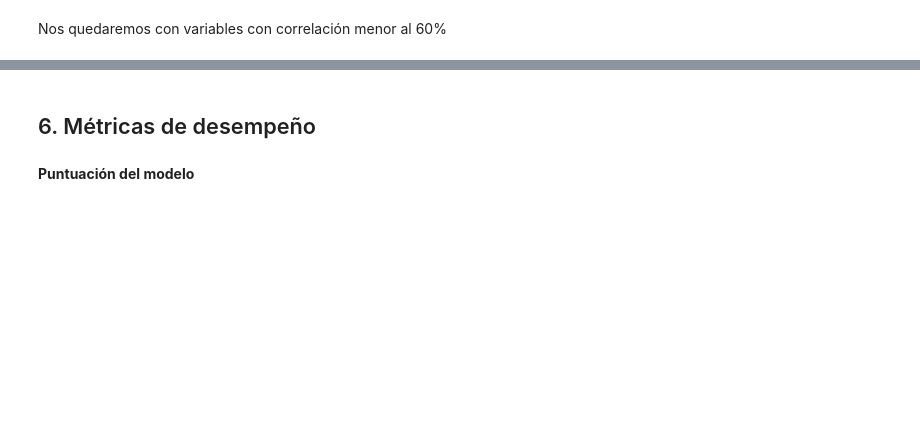
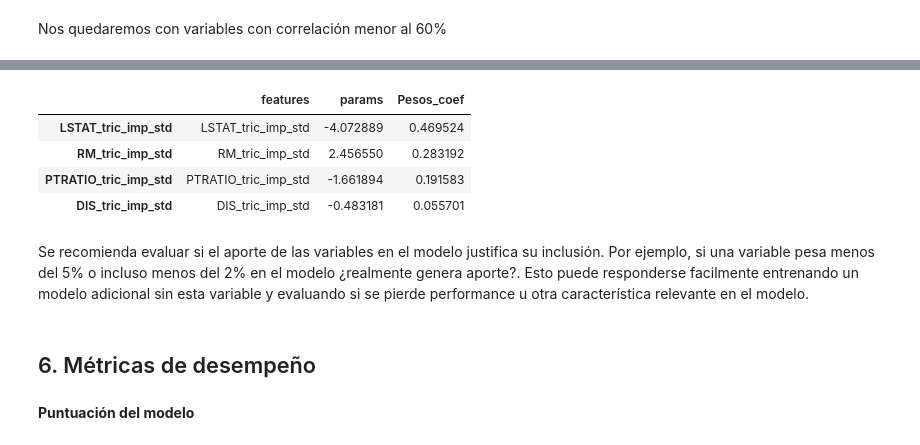
Before and after one commit to JCaballerot/Machine-Learning-Program, a Jupyter notebook: Supervised_models/Linear_regression/Lab_Boston_Housing_v2.ipynb, the cells around one changed output, grey strips where cells are left out. Saved outputs shown, nothing was run; the diff lists cells and outputs as text; code cells hidden in the pictures; blank space fills up the shorter version.

```diff
--- a/Supervised_models/Linear_regression/Lab_Boston_Housing_v2.ipynb
+++ b/Supervised_models/Linear_regression/Lab_Boston_Housing_v2.ipynb
@@ -612,3 +722,19 @@ print(model.summary())
+# %%
+# Segundo método para pesos: Coeficientes
+
+weights = pd.DataFrame({'features': ['LSTAT_tric_imp_std', 'RM_tric_imp_std', 'PTRATIO_tric_imp_std', 'DIS_tric_imp_std'],
+              'params' : model.params[1:]})
+
+weights['Pesos_coef'] = weights.params.abs()/weights.params.abs().sum()
+weights
+# %% [output]
+|  | features | params | Pesos_coef |
+| LSTAT_tric_imp_std | LSTAT_tric_imp_std | -4.072889 | 0.469524 |
+| RM_tric_imp_std | RM_tric_imp_std | 2.456550 | 0.283192 |
+| PTRATIO_tric_imp_std | PTRATIO_tric_imp_std | -1.661894 | 0.191583 |
+| DIS_tric_imp_std | DIS_tric_imp_std | -0.483181 | 0.055701 |
+# %% [markdown]
+Se recomienda evaluar si el aporte de las variables en el modelo justifica su inclusión. Por ejemplo, si una variable pesa menos del 5% o incluso menos del 2% en el modelo ¿realmente genera aporte?. Esto puede responderse facilmente entrenando un modelo adicional sin esta variable y evaluando si se pierde performance u otra característica relevante en el modelo.
 # %% [markdown]
 ## 6. Métricas de desempeño
 # %% [markdown]
```
Also changed, not shown: parts of 9 cells of this notebook.
